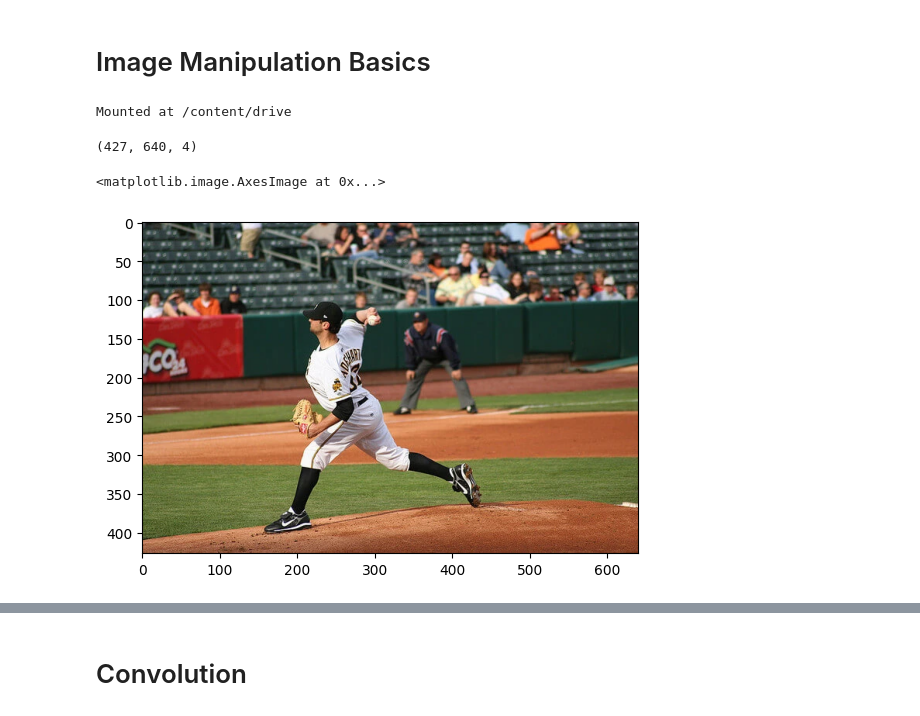
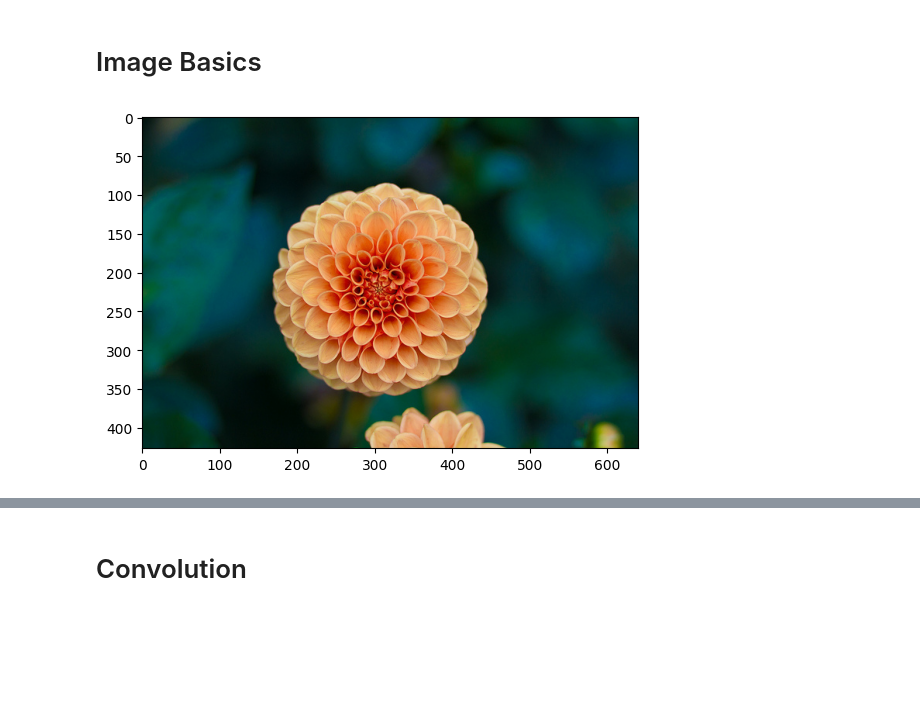
Before and after one commit to jansoe/Lehre, a Jupyter notebook: Convolution_basics.ipynb, the cells around one changed output, grey strips where cells are left out. Cells and saved outputs as stored; diff of their text form; code cells hidden in the pictures; blank space fills up the shorter version.

```diff
--- a/Convolution_basics.ipynb
+++ b/Convolution_basics.ipynb
@@ -1,11 +1,6 @@
 # %% [markdown]
 <a href="https://colab.research.google.com/github/jansoe/Lehre/blob/main/Convolution_basics.ipynb" target="_parent"><img src="https://colab.research.google.com/assets/colab-badge.svg" alt="Open In Colab"/></a>
 # %% [markdown]
-# Image Manipulation Basics
+# Image Basics
-# %%
-from google.colab import drive
-drive.mount('/content/drive')
-# %% [output]
-Mounted at /content/drive
 # %%
 import numpy as np
@@ -12,14 +8,9 @@ import numpy as np
 import matplotlib.pyplot as plt
-# %%
-img = plt.imread('drive/MyDrive/baseball.png')
-img.shape
-# %% [output]
-(427, 640, 4)
-# %%
-plt.imshow(img)
-# %% [output]
-<matplotlib.image.AxesImage at 0x...>
-[figure, removed]
+# %%
+img = sklearn.datasets.load_sample_image('flower.jpg')
+_ = plt.imshow(img)
+# %% [output]
+[figure, added]
 # %%
 rgba = [plt.cm.Reds, plt.cm.Greens, plt.cm.Blues, plt.cm.gray]
 
```
Also changed, not shown: parts of 10 cells of this notebook.
